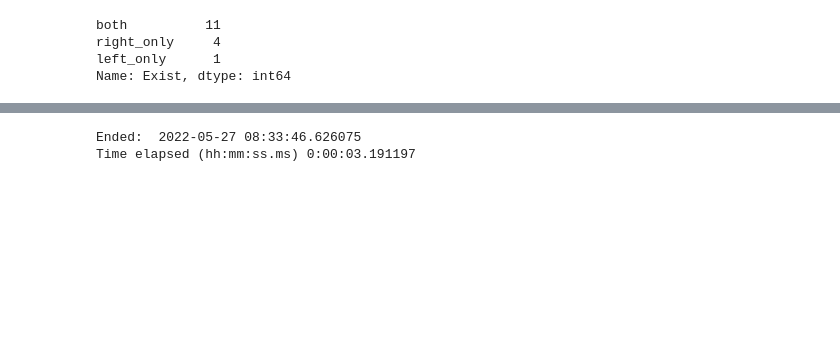
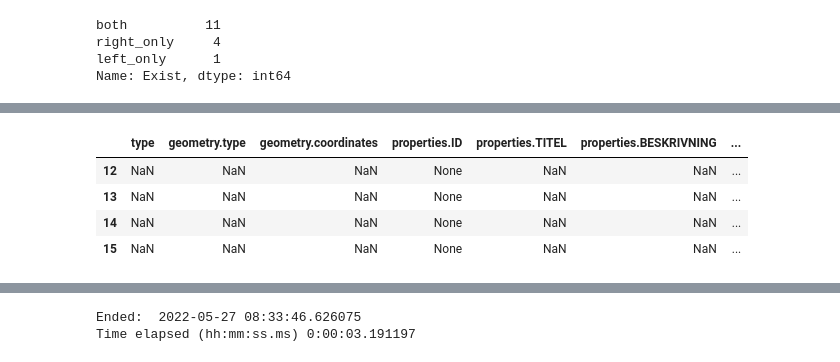
Before and after one commit to salgo60/ProjectOutdoorGyms, a Jupyter notebook: Jupyter/Örebro outdoor gym.ipynb, the cells around one changed output, grey strips where cells are left out. Cells and saved outputs as stored; diff of their text form; code cells hidden in the pictures; blank space fills up the shorter version.

Commit message:
Missing kommunen

```diff
--- a/Jupyter/Örebro outdoor gym.ipynb
+++ b/Jupyter/Örebro outdoor gym.ipynb
@@ -218,3 +218,12 @@ MissingGyms
 # %% [output]
 |  | type | geometry.type | geometry.coordinates | properties.ID | properties.TITEL | properties.BESKRIVNING | ... |
 | 11 | Feature | Point | [15.1581257739779, 59.2456473262426] | 2301 | Sanatorie Utegym | Utegym | ... |
+# %%
+MissingGymsKommun = OutdoorGym_diff[OutdoorGym_diff["Exist"] == "right_only"]
+MissingGymsKommun
+# %% [output]
+|  | type | geometry.type | geometry.coordinates | properties.ID | properties.TITEL | properties.BESKRIVNING | ... |
+| 12 | NaN | NaN | NaN | None | NaN | NaN | ... |
+| 13 | NaN | NaN | NaN | None | NaN | NaN | ... |
+| 14 | NaN | NaN | NaN | None | NaN | NaN | ... |
+| 15 | NaN | NaN | NaN | None | NaN | NaN | ... |
```
Also changed, not shown: parts of 13 cells of this notebook.
